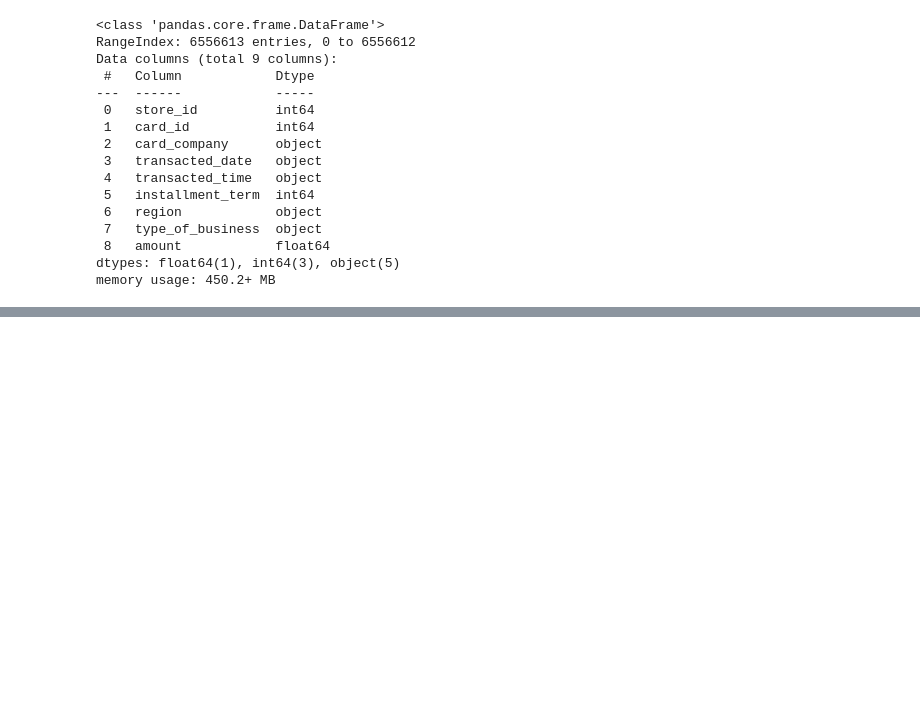
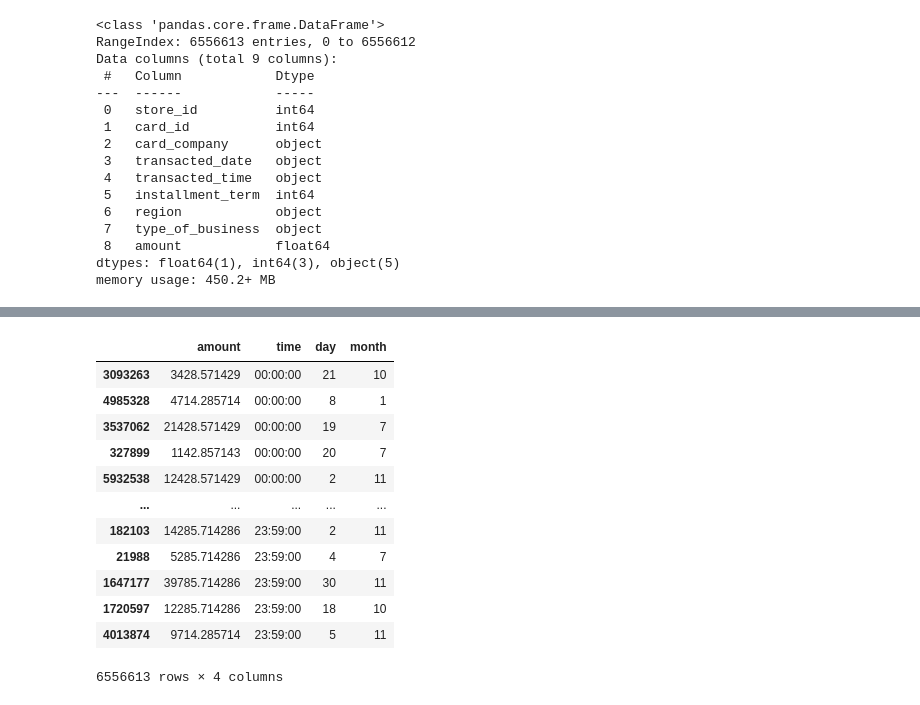
Before and after one commit to signature95/ubion_deeplearning, a Jupyter notebook: Code/JH_EDAdata.ipynb, the cells around one changed output, grey strips where cells are left out. Saved outputs shown, nothing was run; the diff lists cells and outputs as text; code cells hidden in the pictures; blank space fills up the shorter version.

```diff
--- a/Code/JH_EDAdata.ipynb
+++ b/Code/JH_EDAdata.ipynb
@@ -97,3 +36,0 @@ a = dataset['region'][0:5].values[0][0:2]
-# %%
-
-dataset['지역'] = dataset['region'][i][0:2]
@@ -217,0 +95,23 @@ dataset.
+# %%
+drop_features = ['store_id', 'card_id', 'card_company', 'transacted_date',
+       'transacted_time', 'installment_term', 'region', 'type_of_business','datetime']
+
+#dataset_time = dataset_time.set_index('time')
+dataset_times = dataset.drop(drop_features, axis=1)
+dataset_times = dataset_times.sort_values(by=['time'], axis=0, ascending=True)
+# %%
+dataset_times
+# %% [output]
+|  | amount | time | day | month |
+| 3093263 | 3428.571429 | 00:00:00 | 21 | 10 |
+| 4985328 | 4714.285714 | 00:00:00 | 8 | 1 |
+| 3537062 | 21428.571429 | 00:00:00 | 19 | 7 |
+| 327899 | 1142.857143 | 00:00:00 | 20 | 7 |
+| 5932538 | 12428.571429 | 00:00:00 | 2 | 11 |
+| ... | ... | ... | ... | ... |
+| 182103 | 14285.714286 | 23:59:00 | 2 | 11 |
+| 21988 | 5285.714286 | 23:59:00 | 4 | 7 |
+| 1647177 | 39785.714286 | 23:59:00 | 30 | 11 |
+| 1720597 | 12285.714286 | 23:59:00 | 18 | 10 |
+| 4013874 | 9714.285714 | 23:59:00 | 5 | 11 |
+6556613 rows × 4 columns
```
Also changed, not shown: parts of 40 cells of this notebook.
